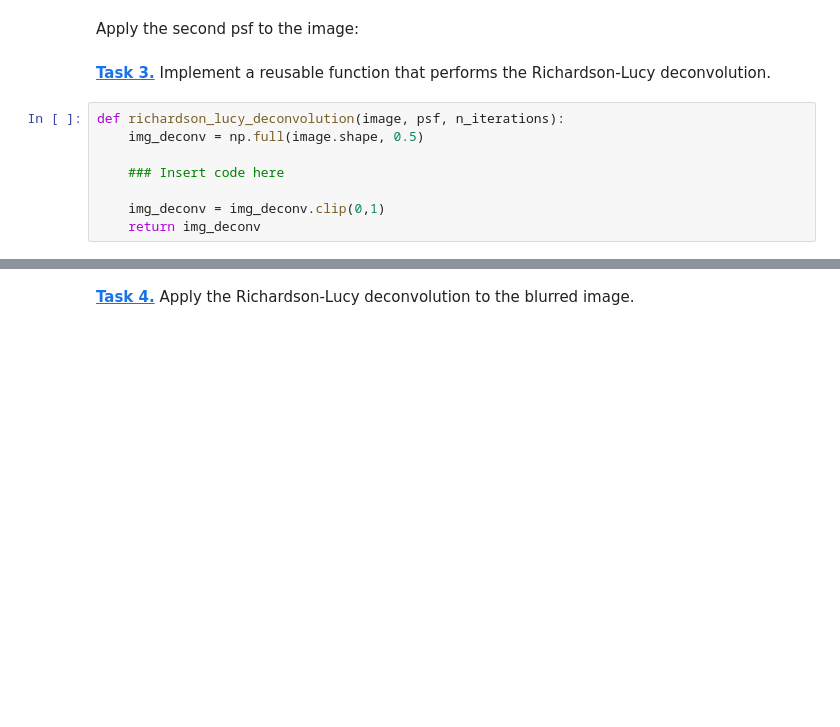
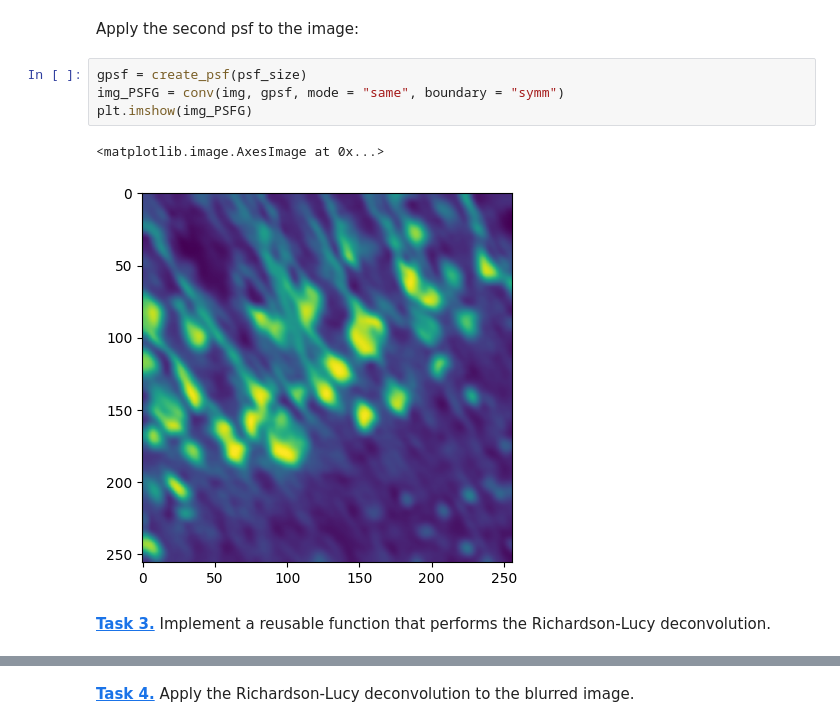
Before and after one commit to grosserC/mobi-fs5-python, a Jupyter notebook: deconvolution.ipynb, the cells around one changed output, grey strips where cells are left out. Cells and saved outputs as stored; diff of their text form; blank space fills up the shorter version.

```diff
--- a/deconvolution.ipynb
+++ b/deconvolution.ipynb
@@ -35,12 +47,11 @@ plt.imshow(create_psf(psf_size), 'gray')
 # %% [markdown]
 Apply the second psf to the image:
+# %%
+gpsf = create_psf(psf_size)
+img_PSFG = conv(img, gpsf, mode = "same", boundary = "symm")
+plt.imshow(img_PSFG)
+# %% [output]
+<matplotlib.image.AxesImage at 0x...>
+[figure, added]
 # %% [markdown]
 **[Task 3.]()** Implement a reusable function that performs the Richardson-Lucy deconvolution.
-# %%
-def richardson_lucy_deconvolution(image, psf, n_iterations):
-    img_deconv = np.full(image.shape, 0.5)
-
-    ### Insert code here
-
-    img_deconv = img_deconv.clip(0,1)
-    return img_deconv
```
Also changed, not shown: parts of 10 cells of this notebook.
